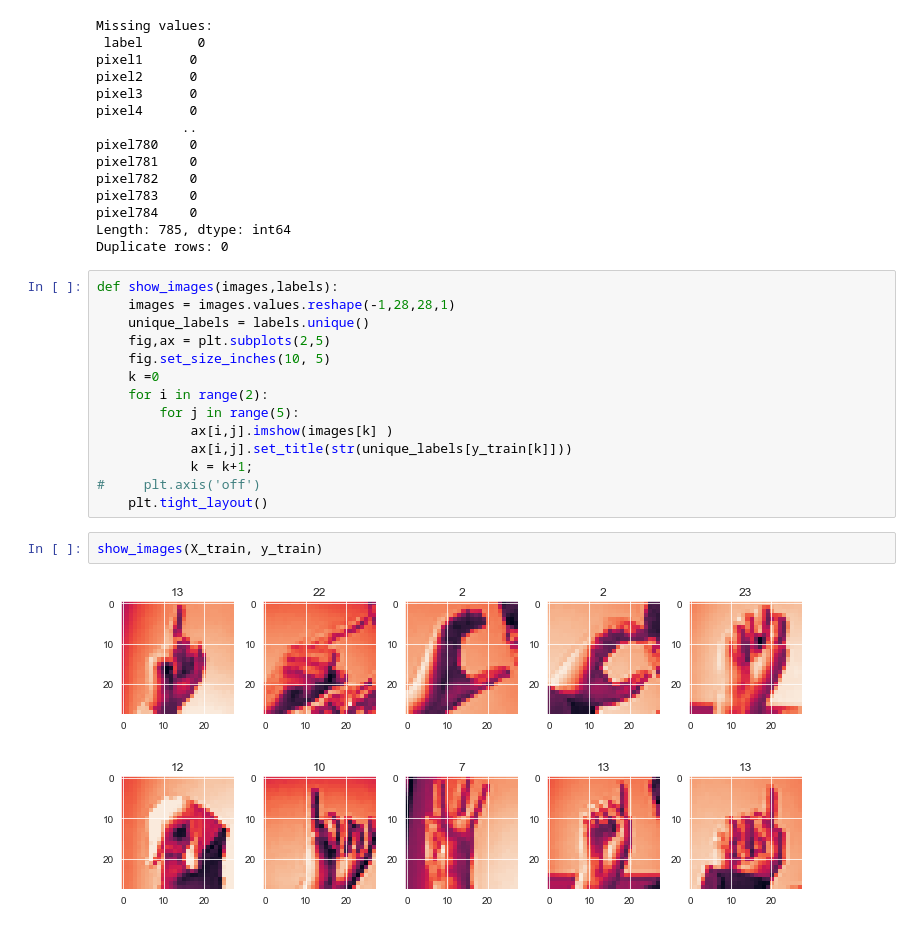
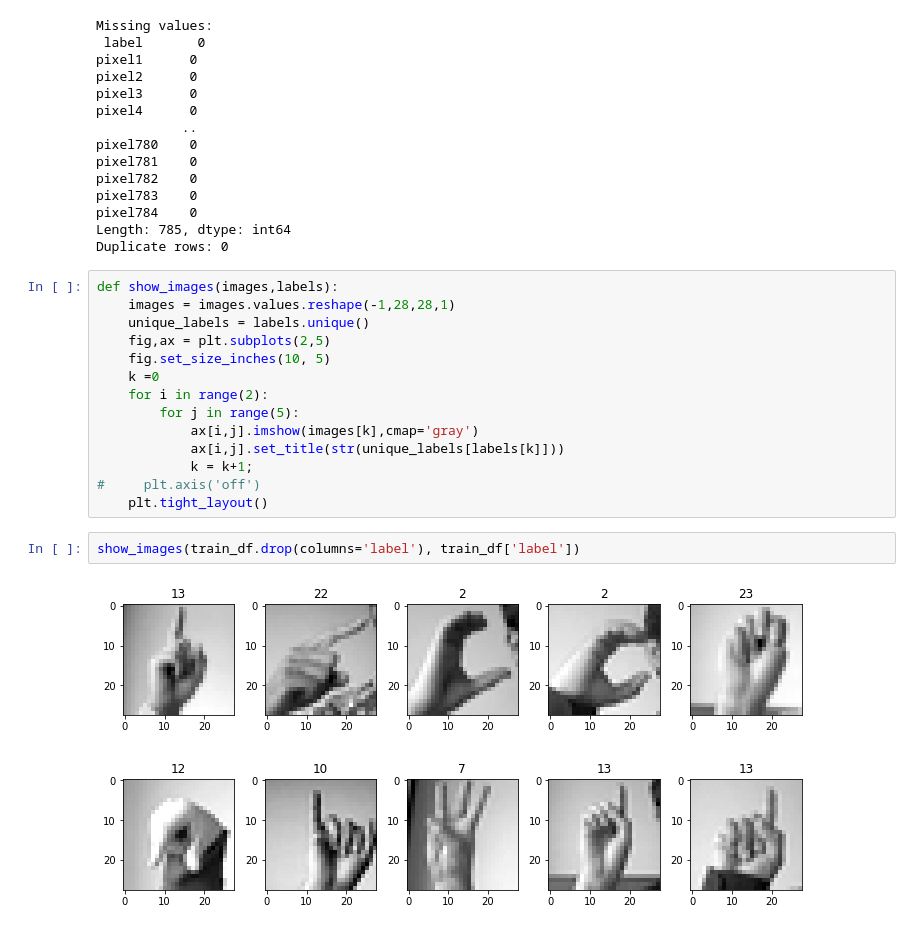
Before and after one commit to Akashkhatri-cs/Sign-Language-Interpretor, a Jupyter notebook: Capstone_Project.ipynb, the cells around one changed output. Drawn from its saved outputs; the diff is of its cells as text.

```diff
--- a/Capstone_Project.ipynb
+++ b/Capstone_Project.ipynb
@@ -56,15 +56,15 @@ def show_images(images,labels):
     k =0
     for i in range(2):
         for j in range(5):
-            ax[i,j].imshow(images[k] )
-            ax[i,j].set_title(str(unique_labels[y_train[k]]))
+            ax[i,j].imshow(images[k],cmap='gray')
+            ax[i,j].set_title(str(unique_labels[labels[k]]))
             k = k+1;
 #     plt.axis('off')
     plt.tight_layout()
-# %%
-show_images(X_train, y_train)
-# %% [output]
-[figure, removed]
+# %%
+show_images(train_df.drop(columns='label'), train_df['label'])
+# %% [output]
+[figure, added]
 # %%
 plt.figure(figsize=(15,6))
 sns.set_style("darkgrid")
```
Also changed, not shown: parts of 31 cells of this notebook.
